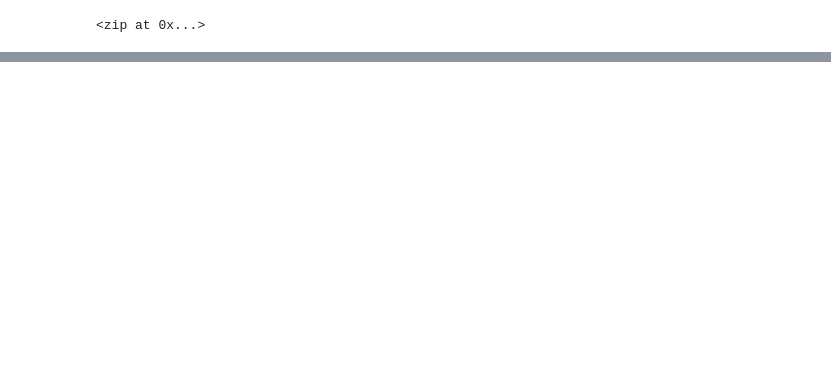
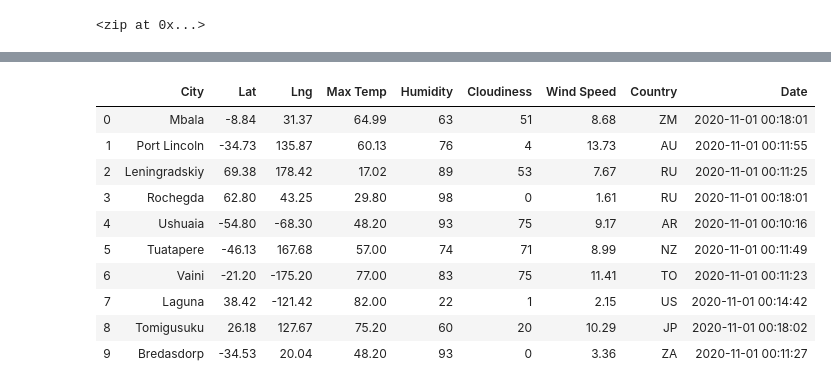
Before and after one commit to emoodyv/World_Weather_Analysis, a Jupyter notebook: WeatherPy.ipynb, the cells around one changed output, grey strips where cells are left out. Saved outputs shown, nothing was run; the diff lists cells and outputs as text; code cells hidden in the pictures; blank space fills up the shorter version.

Commit message:
WeatherPy

```diff
--- a/WeatherPy.ipynb
+++ b/WeatherPy.ipynb
@@ -31,0 +41,3 @@ len(cities)
+# %%
+# Starting URL for Weather Map API Call.
+url = "http://api.openweathermap.org/data/2.5/weather?units=Imperial&APPID=" + weather_api_key
@@ -31,0 +124,16 @@ len(cities)
+# %%
+# Convert the array of dictionaries to a Pandas DataFrame.
+city_data_df = pd.DataFrame(city_data)
+city_data_df.head(10)
+# %% [output]
+|  | City | Lat | Lng | Max Temp | Humidity | Cloudiness | Wind Speed | Country | Date |
+| 0 | Mbala | -8.84 | 31.37 | 64.99 | 63 | 51 | 8.68 | ZM | 2020-11-01 00:18:01 |
+| 1 | Port Lincoln | -34.73 | 135.87 | 60.13 | 76 | 4 | 13.73 | AU | 2020-11-01 00:11:55 |
+| 2 | Leningradskiy | 69.38 | 178.42 | 17.02 | 89 | 53 | 7.67 | RU | 2020-11-01 00:11:25 |
+| 3 | Rochegda | 62.80 | 43.25 | 29.80 | 98 | 0 | 1.61 | RU | 2020-11-01 00:18:01 |
+| 4 | Ushuaia | -54.80 | -68.30 | 48.20 | 93 | 75 | 9.17 | AR | 2020-11-01 00:10:16 |
+| 5 | Tuatapere | -46.13 | 167.68 | 57.00 | 74 | 71 | 8.99 | NZ | 2020-11-01 00:11:49 |
+| 6 | Vaini | -21.20 | -175.20 | 77.00 | 83 | 75 | 11.41 | TO | 2020-11-01 00:11:23 |
+| 7 | Laguna | 38.42 | -121.42 | 82.00 | 22 | 1 | 2.15 | US | 2020-11-01 00:14:42 |
+| 8 | Tomigusuku | 26.18 | 127.67 | 75.20 | 60 | 20 | 10.29 | JP | 2020-11-01 00:18:02 |
+| 9 | Bredasdorp | -34.53 | 20.04 | 48.20 | 93 | 0 | 3.36 | ZA | 2020-11-01 00:11:27 |
```
Also changed, not shown: parts of 5 cells of this notebook, 1 other file.
